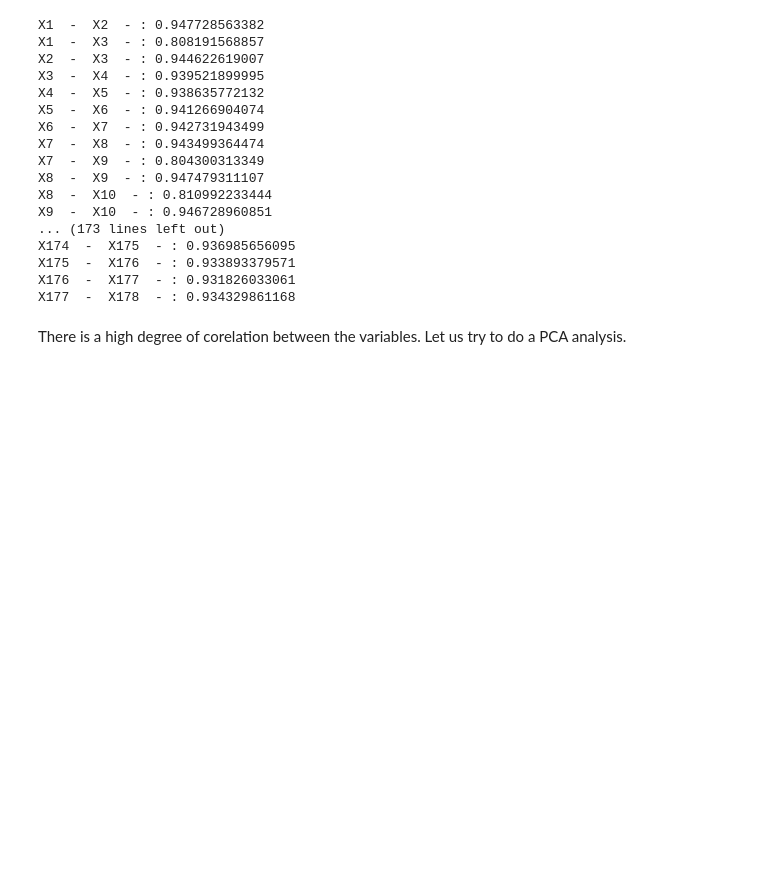
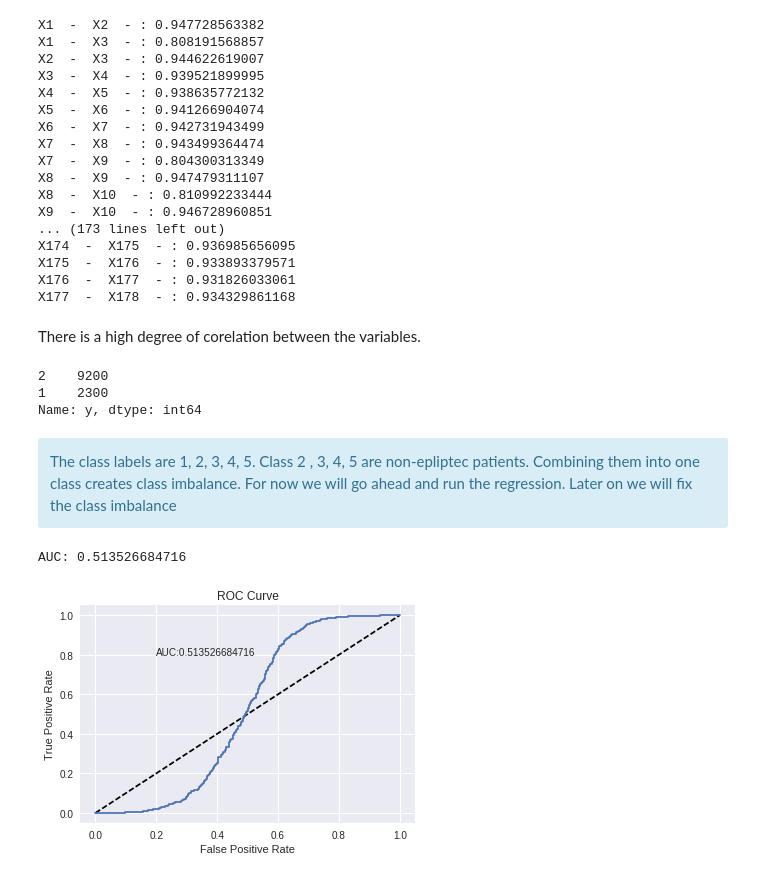
Before and after one commit to cgoat/Intermediate-Data-Science, a Jupyter notebook: Capstone Project/Epiliptec Patient.ipynb, the cells around one changed output. Drawn from its saved outputs; the diff is of its cells as text; code cells hidden in the pictures; blank space fills up the shorter version.

```diff
--- a/Capstone Project/Epiliptec Patient.ipynb
+++ b/Capstone Project/Epiliptec Patient.ipynb
@@ -201,4 +211,16 @@ X175  -  X176  - : 0.933893379571
 X176  -  X177  - : 0.931826033061
 X177  -  X178  - : 0.934329861168
 # %% [markdown]
-There is a high degree of corelation between the variables. Let us try to do a PCA analysis.
+There is a high degree of corelation between the variables.
+# %%
+# Replace the labels 3,4,5 with 2
+y = data.y.replace(3,2).replace(4,2).replace(5,2)
+y.value_counts()
+# %% [output]
+2    9200
+1    2300
+Name: y, dtype: int64
+# %% [markdown]
+<div class="span6 alert alert-info">
+The class labels are 1, 2, 3, 4, 5. Class 2 , 3, 4, 5 are non-epliptec patients. Combining them into one class creates class imbalance. For now we will go ahead and run the regression. Later on we will fix the class imbalance
+</div>
@@ -204,0 +236,19 @@ There is a high degree of corelation between the variables. Let us try to do a P
+# %%
+# Compute predicted probabilities: y_pred_prob
+y_pred_prob = lr.predict_proba(X_test)[:,1]
+
+# Generate ROC curve values: fpr, tpr, thresholds
+fpr, tpr, thresholds = roc_curve(y_test, y_pred_prob, pos_label=2)
+print "AUC:", auc(fpr,tpr)
+
+# Plot ROC curve
+plt.plot([0, 1], [0, 1], 'k--')
+plt.plot(fpr, tpr)
+plt.annotate("AUC:" + str(auc(fpr,tpr)),[0.2,0.8])
+plt.xlabel('False Positive Rate')
+plt.ylabel('True Positive Rate')
+plt.title('ROC Curve')
+plt.show()
+# %% [output]
+AUC: 0.513526684716
+[figure, added]
```
Also changed, not shown: parts of 34 cells of this notebook, 8 other files.
